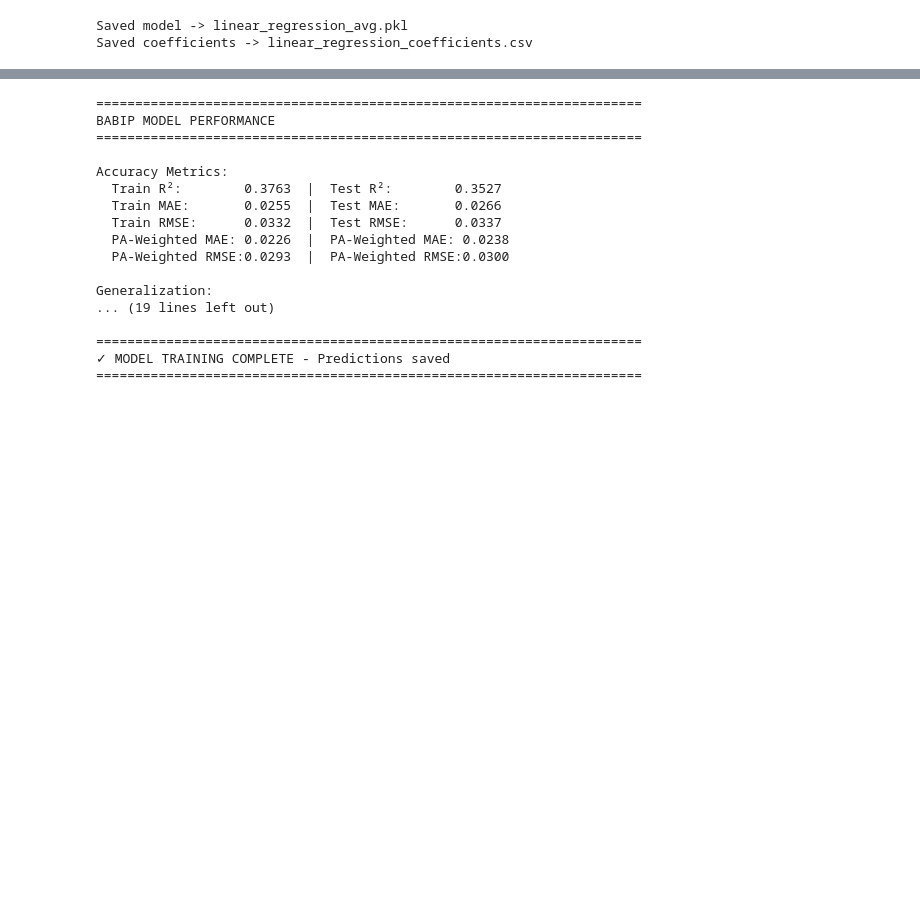
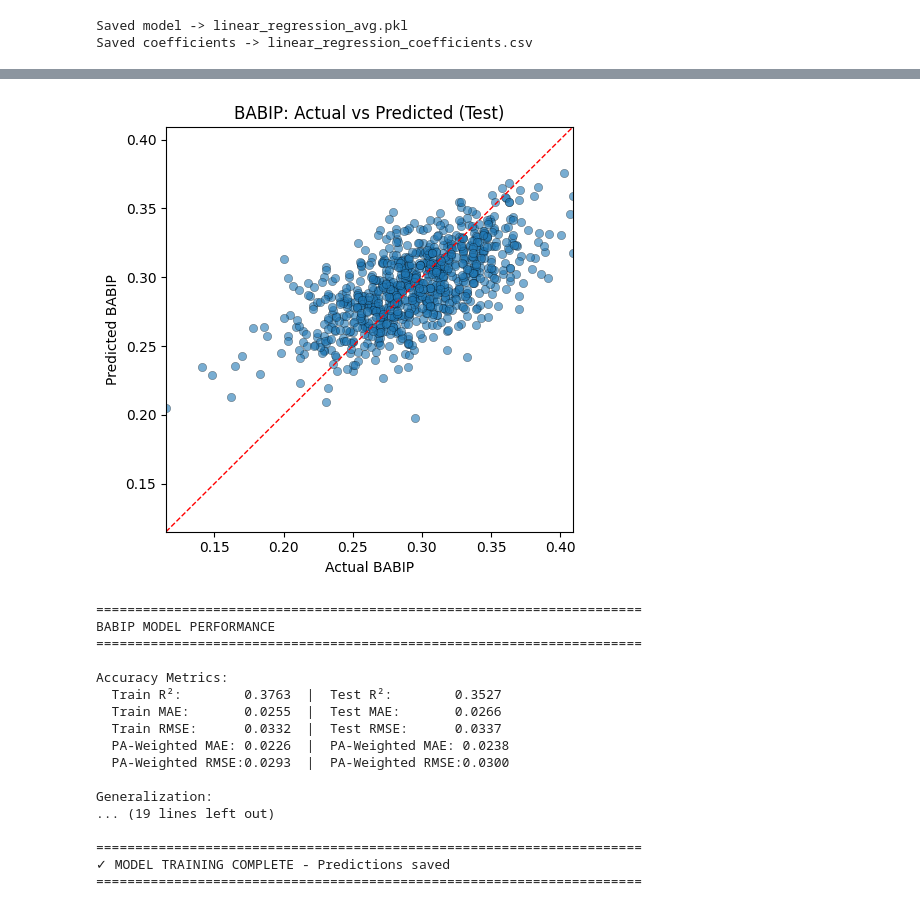
Before and after one commit to nseluga/Batting-Average-Ability, a Jupyter notebook: batting_average_model.ipynb, the cells around one changed output, grey strips where cells are left out. Saved outputs shown, nothing was run; the diff lists cells and outputs as text; code cells hidden in the pictures; blank space fills up the shorter version.

Commit message:
linear regression babip prediction

```diff
--- a/batting_average_model.ipynb
+++ b/batting_average_model.ipynb
@@ -401,3 +401,75 @@ Top 15 absolute coefficients:
 [figure]
 Saved model -> linear_regression_avg.pkl
 Saved coefficients -> linear_regression_coefficients.csv
+# %%
+# Linear Regression for BABIP (excluding avg to avoid correlation)
+
+import pandas as pd
+import numpy as np
+from sklearn.linear_model import LinearRegression
+from sklearn.metrics import mean_absolute_error, mean_squared_error, r2_score
+import joblib
+import matplotlib.pyplot as plt
+
+# Load data
+X_train = pd.read_csv("X_train.csv")
+X_test = pd.read_csv("X_test.csv")
+
+# Extract BABIP targets (babip should already be in X_train/X_test since we only dropped 'avg')
+y_train = X_train['babip'].copy()
+y_test = X_test['babip'].copy()
+
+# Prepare features: drop babip (target) and avg (too correlated)
+X_train_features = X_train.drop(columns=['babip', 'avg'], errors='ignore')
+X_test_features = X_test.drop(columns=['babip', 'avg'], errors='ignore')
+
+# Remove rows with missing BABIP
+valid_train = ~y_train.isna()
+valid_test = ~y_test.isna()
+X_train_features = X_train_features[valid_train]
+y_train = y_train[valid_train]
+X_test_features = X_test_features[valid_test]
+y_test = y_test[valid_test]
+
+print("LINEAR REGRESSION (BABIP)")
+print("=" * 40)
+print(f"Train: {X_train_features.shape[0]} samples, {X_train_features.shape[1]} features")
+print(f"Test:  {X_test_features.shape[0]} samples")
+
+# Train model
+model = LinearRegression()
+model.fit(X_train_features, y_train)
+
+# Evaluate
+train_pred = model.predict(X_train_features)
+test_pred = model.predict(X_test_features)
+
+print(f"\nTrain -> MAE: {mean_absolute_error(y_train, train_pred):.4f} | "
+      f"RMSE: {np.sqrt(mean_squared_error(y_train, train_pred)):.4f} | "
+      f"R²: {r2_score(y_train, train_pred):.4f}")
+print(f"Test  -> MAE: {mean_absolute_error(y_test, test_pred):.4f} | "
+      f"RMSE: {np.sqrt(mean_squared_error(y_test, test_pred)):.4f} | "
+      f"R²: {r2_score(y_test, test_pred):.4f}")
+
+# Show top coefficients
+coefs = pd.Series(model.coef_, index=X_train_features.columns).sort_values(key=abs, ascending=False)
+print("\nTop 15 coefficients:")
+print(coefs.head(15))
+
+# Save
+coefs.to_frame('coefficient').to_csv("linear_regression_babip_coefficients.csv")
+joblib.dump(model, "linear_regression_babip.pkl")
+
+# Plot
+plt.figure(figsize=(5, 5))
+plt.scatter(y_test, test_pred, alpha=0.6, edgecolors='k', linewidth=0.3)
+lims = [min(y_test.min(), test_pred.min()), max(y_test.max(), test_pred.max())]
+plt.plot(lims, lims, 'r--', lw=1)
+plt.xlim(lims)
+plt.ylim(lims)
+plt.xlabel("Actual BABIP")
+plt.ylabel("Predicted BABIP")
+plt.title("BABIP: Actual vs Predicted (Test)")
+plt.tight_layout()
+plt.show()
+# %% [output]
@@ -404,3 +493,4 @@ Saved coefficients -> linear_regression_coefficients.csv
+[figure, added]
 # %%
 # Random Forest Model Training
 # Source: https://kirenz.github.io/regression/docs/randomforest.html
```
Also changed, not shown: parts of 1 cell of this notebook, 2 other files.
